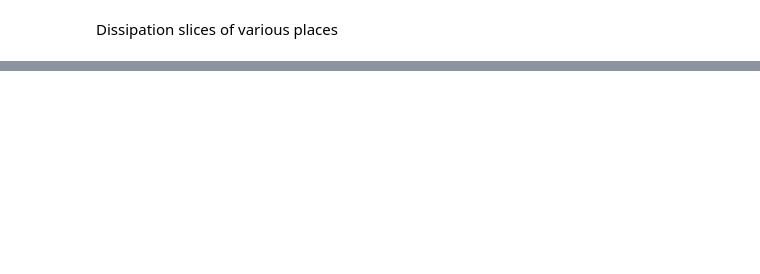
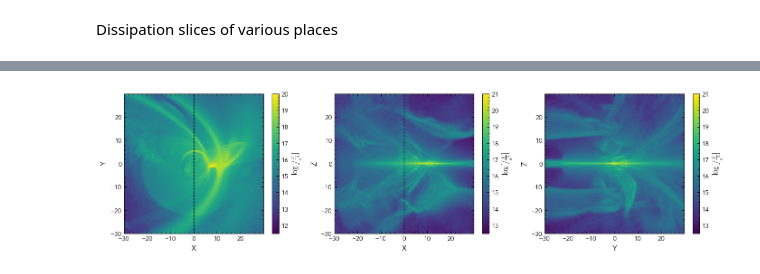
Before and after one commit to rich-tde/tde-shock-dissipation, a Jupyter notebook: notebooks/windstudy/0.1-tde-wind.ipynb, the cells around one changed output, grey strips where cells are left out. Saved outputs shown, nothing was run; the diff lists cells and outputs as text; code cells hidden in the pictures; blank space fills up the shorter version.

```diff
--- a/notebooks/windstudy/0.1-tde-wind.ipynb
+++ b/notebooks/windstudy/0.1-tde-wind.ipynb
@@ -71,0 +199,50 @@ plt.show()
+# %%
+fig, axes = plt.subplots(1, 3, figsize=(17, 4))
+
+ax, im, projected_data = snap.plots.projection(
+    data="dissipation",
+    res=512,
+    X="CMx",
+    Y="CMy",
+    Z="CMz",
+    plane="xy",
+    box_size=(-30, -30, -30, 30, 30, 30),
+    ax=axes[0],
+    cmap="viridis",
+)
+axes[0].axvline(0, color="k", linestyle="--")
+axes[0].set_xlabel("X")
+axes[0].set_ylabel("Y")
+
+ax, im, projected_data = snap.plots.projection(
+    data="dissipation",
+    res=512,
+    X="CMx",
+    Y="CMy",
+    Z="CMz",
+    plane="xz",
+    box_size=(-30, -30, -30, 30, 30, 30),
+    ax=axes[1],
+    cmap="viridis",
+)
+axes[1].axvline(0, color="k", linestyle="--")
+axes[1].set_xlabel("X")
+axes[1].set_ylabel("Z")
+
+ax, im, projected_data = snap.plots.projection(
+    data="dissipation",
+    res=512,
+    X="CMx",
+    Y="CMy",
+    Z="CMz",
+    plane="yz",
+    box_size=(-30, -30, -30, 30, 30, 30),
+    ax=axes[2],
+    cmap="viridis",
+)
+axes[2].set_xlabel("Y")
+axes[2].set_ylabel("Z")
+
+plt.show()
+# %% [output]
+[figure, added]
```
Also changed, not shown: parts of 19 cells of this notebook.
